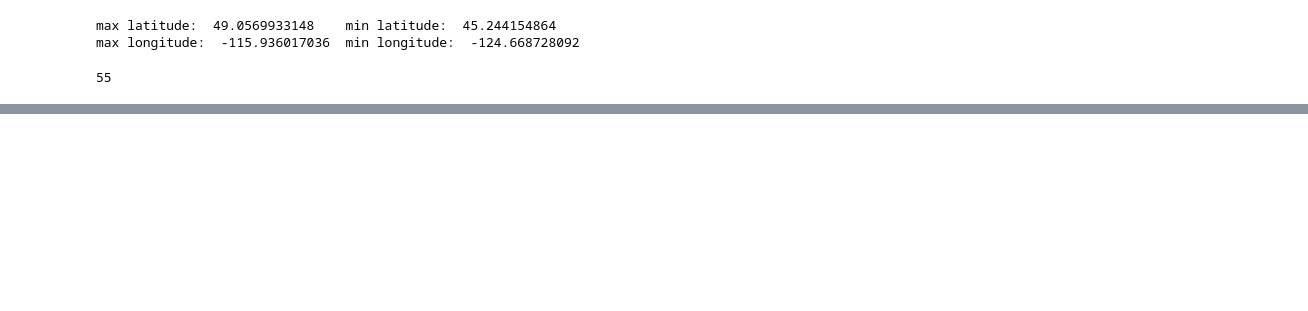
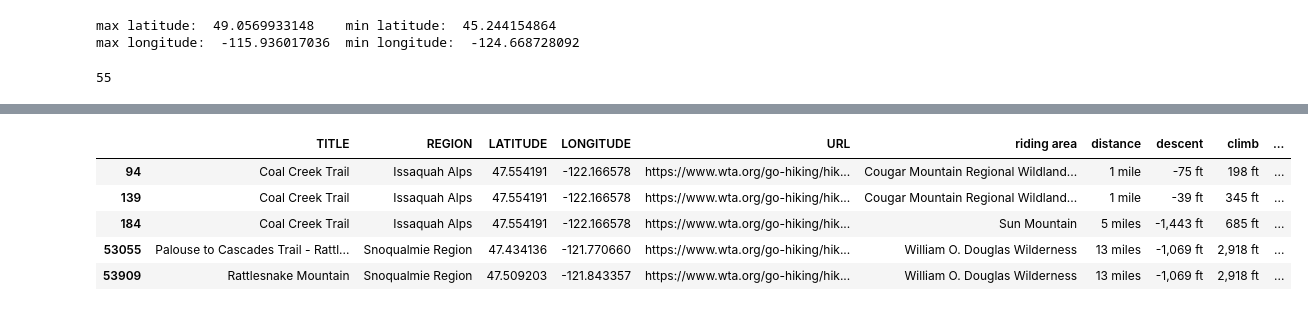
Before and after one commit to abonafede/TrailRecommendor, a Jupyter notebook: recommendation.ipynb, the cells around one changed output, grey strips where cells are left out. Drawn from its saved outputs; the diff is of its cells as text; code cells hidden in the pictures; blank space fills up the shorter version.

```diff
--- a/recommendation.ipynb
+++ b/recommendation.ipynb
@@ -232,0 +277,10 @@ nearestCenterLabel
+# %%
+df_satisfy = df_satisfy[df_satisfy.apply(lambda x: x['Period'] == convertToAMPM(hour_of_day), axis=1)]
+df_satisfy.head()
+# %% [output]
+|  | TITLE | REGION | LATITUDE | LONGITUDE | URL | riding area | distance | descent | climb | ... |
+| 94 | Coal Creek Trail | Issaquah Alps | 47.554191 | -122.166578 | https://www.wta.org/go-hiking/hik... | Cougar Mountain Regional Wildland... | 1 mile | -75 ft | 198 ft | ... |
+| 139 | Coal Creek Trail | Issaquah Alps | 47.554191 | -122.166578 | https://www.wta.org/go-hiking/hik... | Cougar Mountain Regional Wildland... | 1 mile | -39 ft | 345 ft | ... |
+| 184 | Coal Creek Trail | Issaquah Alps | 47.554191 | -122.166578 | https://www.wta.org/go-hiking/hik... | Sun Mountain | 5 miles | -1,443 ft | 685 ft | ... |
+| 53055 | Palouse to Cascades Trail - Rattl... | Snoqualmie Region | 47.434136 | -121.770660 | https://www.wta.org/go-hiking/hik... | William O. Douglas Wilderness | 13 miles | -1,069 ft | 2,918 ft | ... |
+| 53909 | Rattlesnake Mountain | Snoqualmie Region | 47.509203 | -121.843357 | https://www.wta.org/go-hiking/hik... | William O. Douglas Wilderness | 13 miles | -1,069 ft | 2,918 ft | ... |
```
Also changed, not shown: parts of 30 cells of this notebook.
